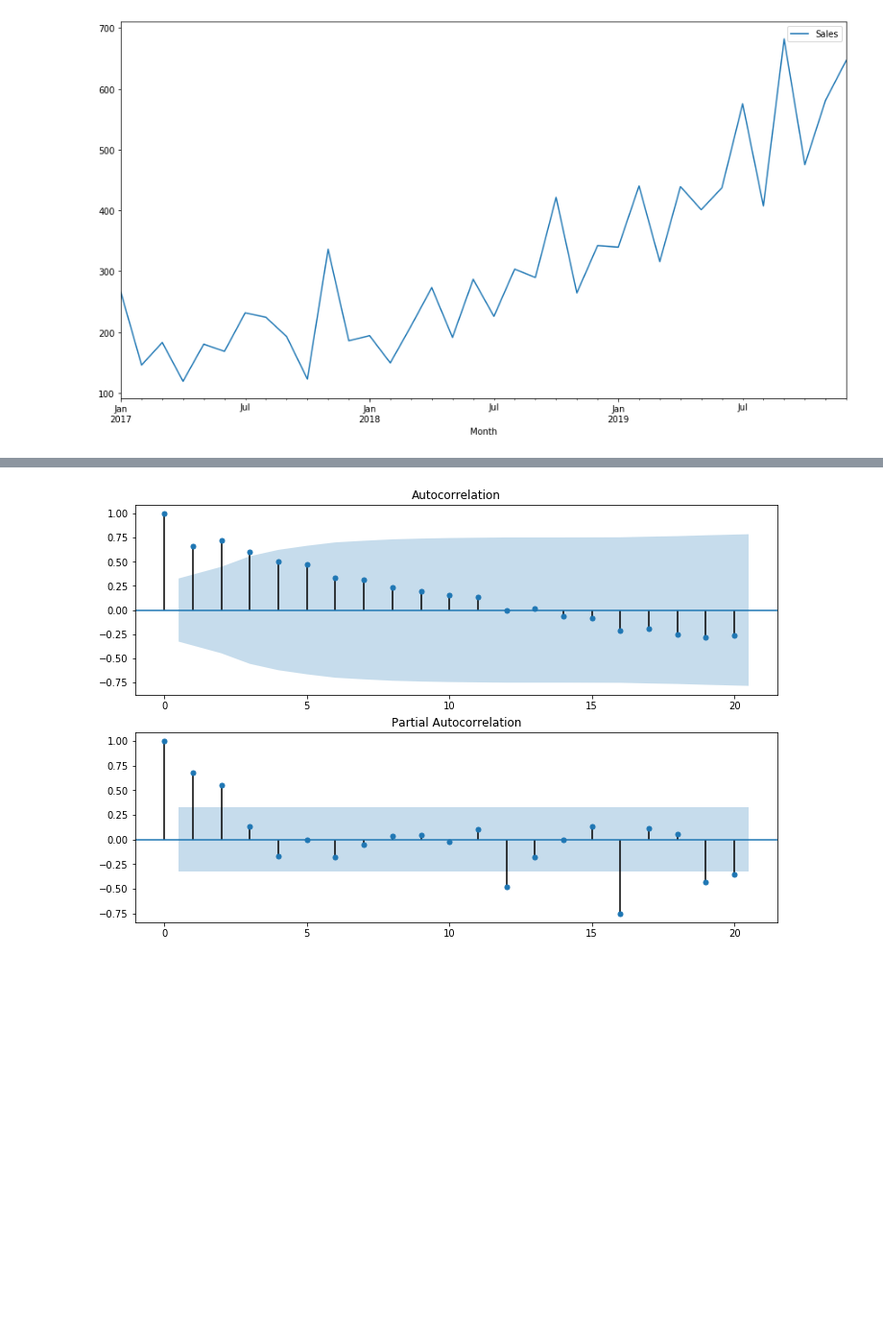
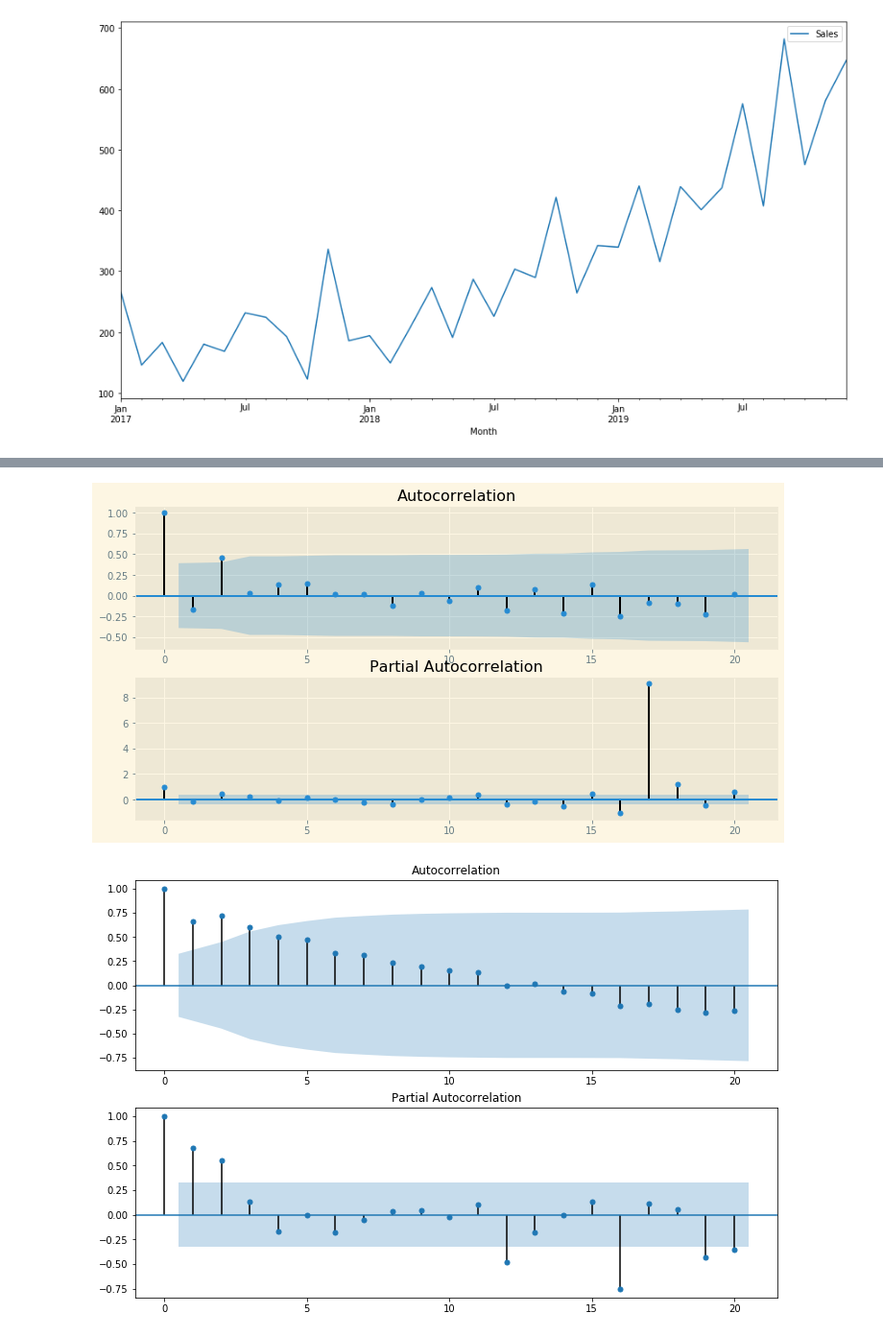
Before and after one commit to angiekl74/TimeSeriesAnalysis, a Jupyter notebook: ShampooData_Analysis_StatsmodelPackage_ARIMA.ipynb, the cells around one changed output, grey strips where cells are left out. Shown at 96% size. Drawn from its saved outputs; the diff is of its cells as text; code cells hidden in the pictures; blank space fills up the shorter version.

```diff
--- a/ShampooData_Analysis_StatsmodelPackage_ARIMA.ipynb
+++ b/ShampooData_Analysis_StatsmodelPackage_ARIMA.ipynb
@@ -48,3 +147,12 @@ shampoo.plot(x='Month', y='Sales', figsize=(15,8))
+# %%
+
+from statsmodels.graphics.tsaplots import plot_acf, plot_pacf
+
+fig, ax = plt.subplots(2, figsize=(12,6))
+ax[0] = plot_acf(df2.z_data.dropna(), ax=ax[0], lags=20)
+ax[1] = plot_pacf(df2.z_data.dropna(), ax=ax[1], lags=20)
+# %% [output]
+[figure, added]
 # %%
 # Plot ACF (MA model) and PACF (AR model)
 import statsmodels.api as sm
```
Also changed, not shown: parts of 6 cells of this notebook, 1 other file.
